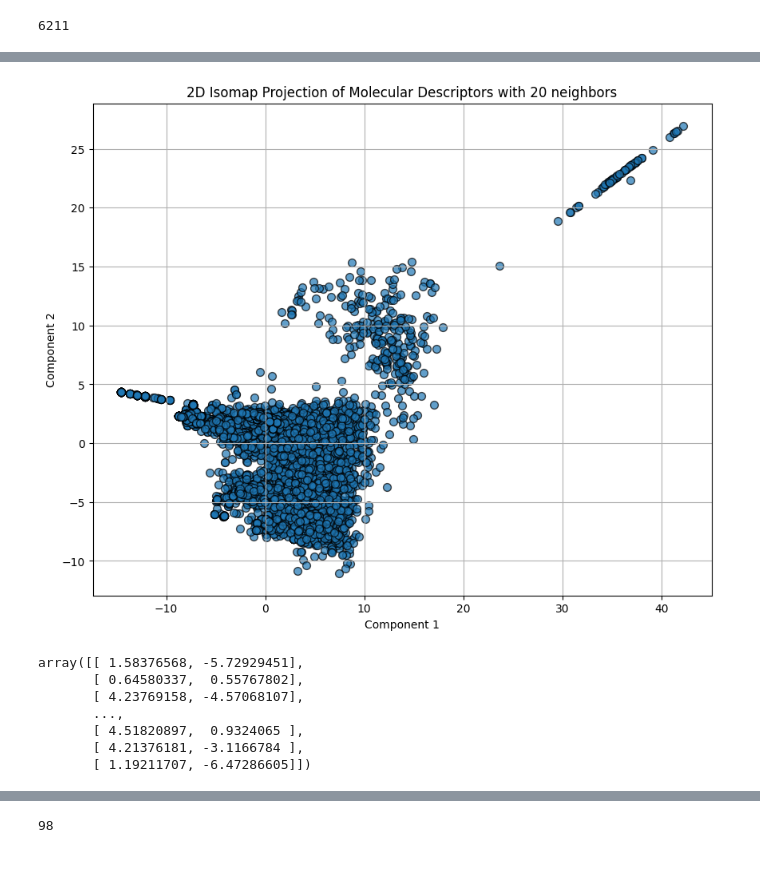
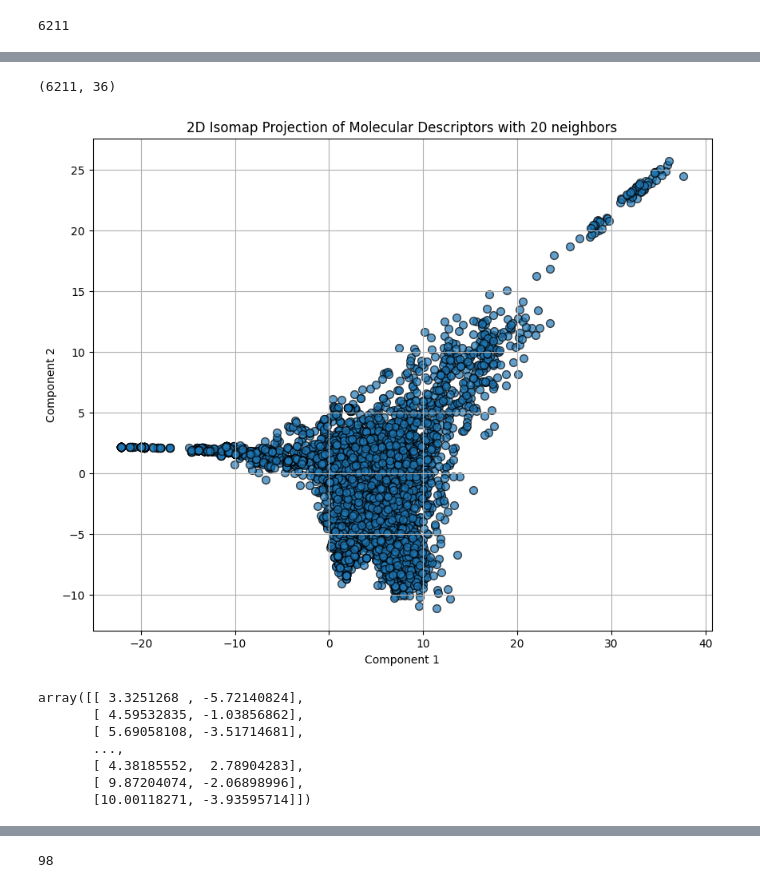
Before and after one commit to danielgrzenda/mof-generation-at-scale, a Jupyter notebook: scripts/evaluate-generated-mofs/feature_engineering_projections.ipynb, the cells around one changed output, grey strips where cells are left out. Saved outputs shown, nothing was run; the diff lists cells and outputs as text; code cells hidden in the pictures.

```diff
--- a/scripts/evaluate-generated-mofs/feature_engineering_projections.ipynb
+++ b/scripts/evaluate-generated-mofs/feature_engineering_projections.ipynb
@@ -91,7 +91,6 @@ def generate_features(smiles_list):
         'Num_SpiroAtoms': rdMolDescriptors.CalcNumSpiroAtoms,
         'Num_Bridgehead_Atoms': rdMolDescriptors.CalcNumBridgeheadAtoms,
 
-        'mol_sssr': Chem.GetSSSR,
         'clogp': Crippen.MolLogP,
         'mr': Crippen.MolMR,
         'Chi0n': rdMolDescriptors.CalcChi0n,
@@ -174,0 +183,2 @@ features = generate_features(list_of_smiles)
+# %%
+essential_plot_cols = [col for col in features.columns if col not in ['smiles_string', 'creation_time']]
@@ -174,0 +242,2 @@ features = generate_features(list_of_smiles)
+# %%
+features = remove_correlated_features(features, essential_cols=essential_plot_cols)
@@ -175,3 +271,9 @@ features = generate_features(list_of_smiles)
+# %%
+features.shape
+# %% [output]
+(6211, 36)
+# %%
+essential_plot_cols = [col for col in features.columns if col not in ['smiles_string', 'creation_time']]
 # %%
 def plot_isomap_projection(features_df, n_neighbors=20, n_components=2):
     clean_df = features_df.dropna()
@@ -192,16 +294,16 @@ def plot_isomap_projection(features_df, n_neighbors=20, n_components=2):
 
     return projected_features
 # %%
-plot_isomap_projection(features.loc[:, features.columns != 'smiles_string'])
+plot_isomap_projection(features[essential_plot_cols])
 # %% [output]
-[figure, old version]
+[figure, new version]
-array([[ 1.58376568, -5.72929451],
-       [ 0.64580337,  0.55767802],
-       [ 4.23769158, -4.57068107],
+array([[ 3.3251268 , -5.72140824],
+       [ 4.59532835, -1.03856862],
+       [ 5.69058108, -3.51714681],
        ...,
-       [ 4.51820897,  0.9324065 ],
-       [ 4.21376181, -3.1166784 ],
-       [ 1.19211707, -6.47286605]])
+       [ 4.38185552,  2.78904283],
+       [ 9.87204074, -2.06898996],
+       [10.00118271, -3.93595714]])
 # %%
 def plot_pca_projection(features_df, n_components=2):
     # Drop any rows with NaN values to avoid errors with PCA
```
Also changed, not shown: parts of 15 cells of this notebook.
